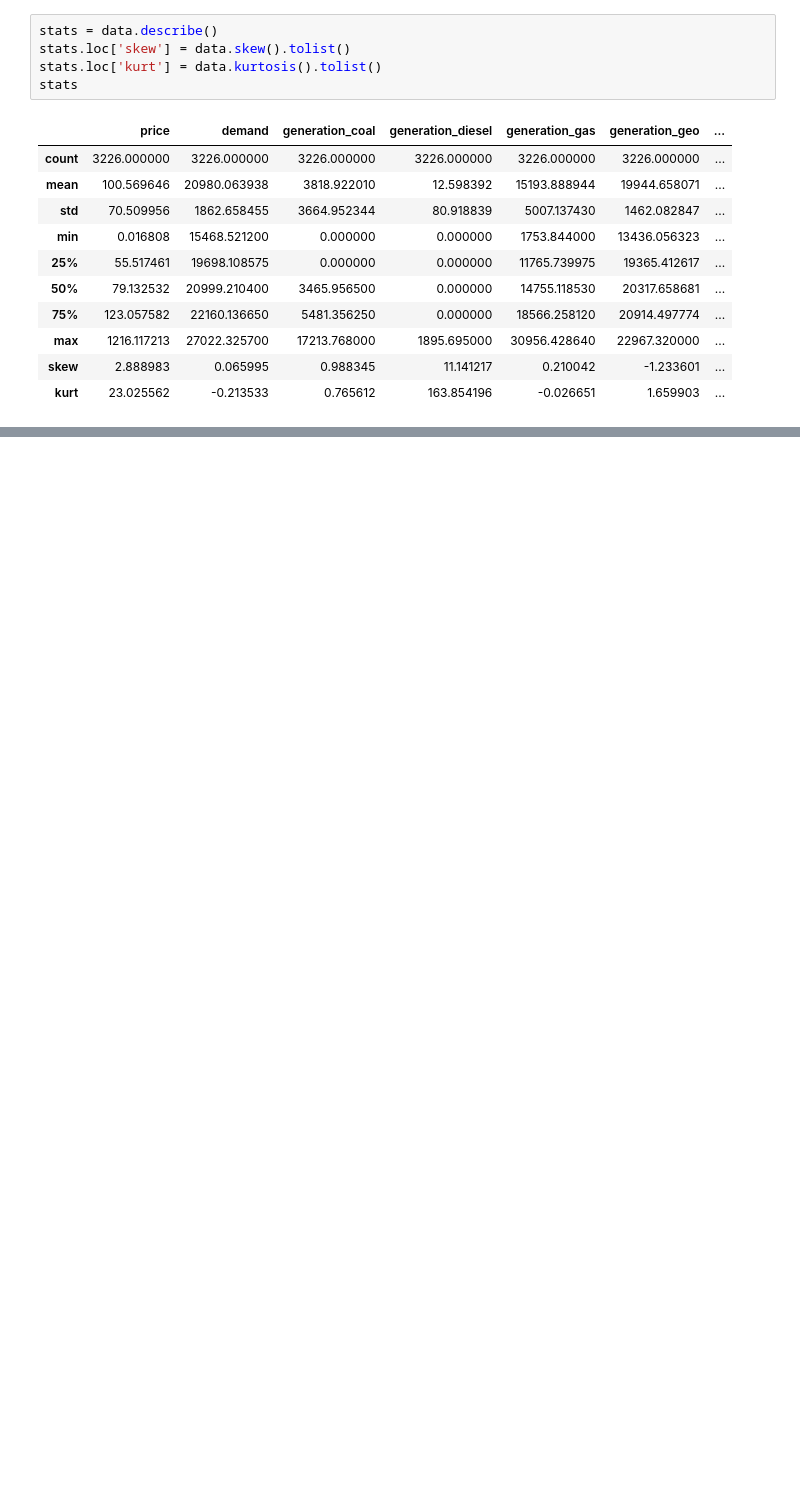
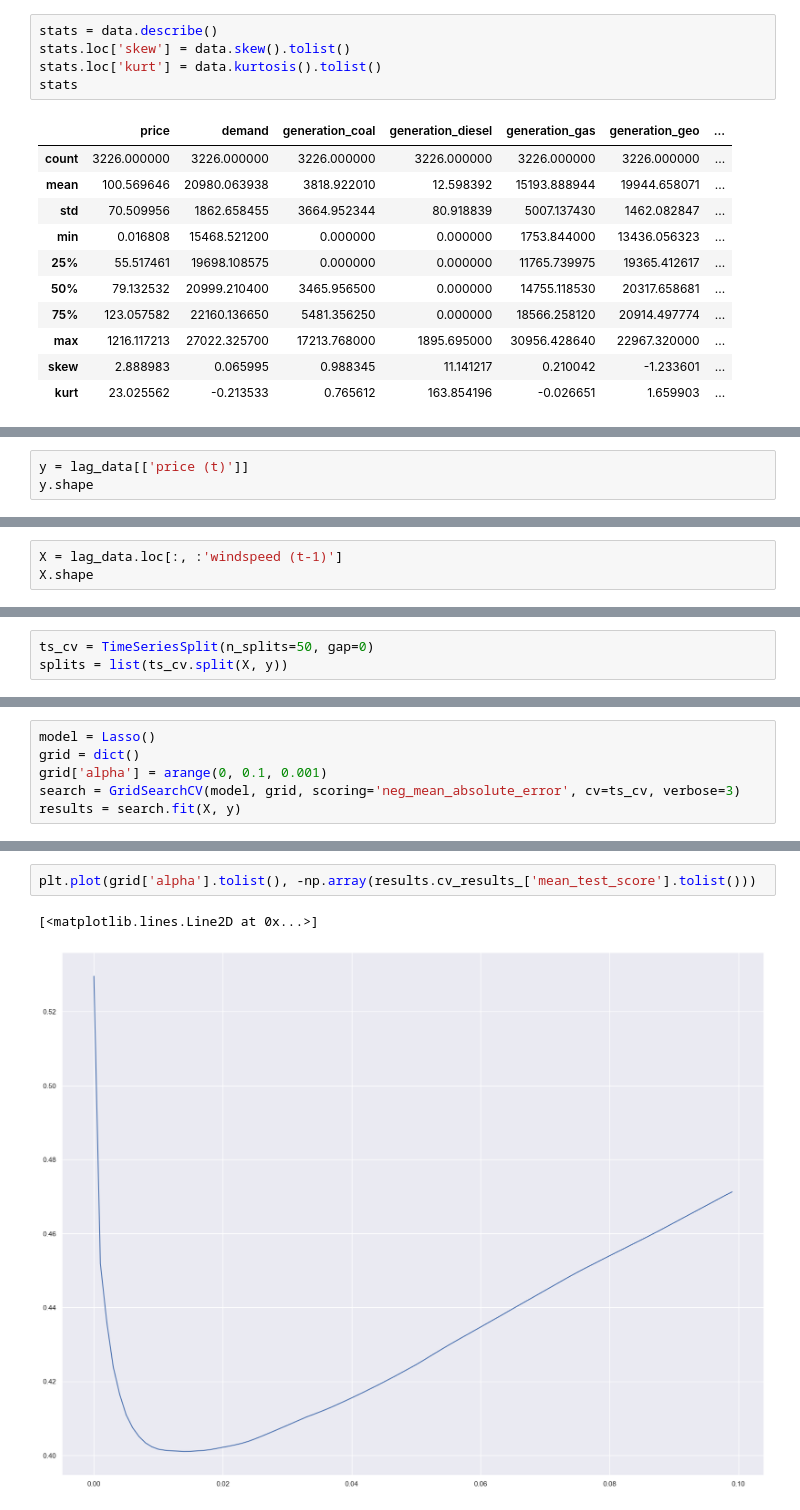
Before and after one commit to gauravkapoor27/LASSO-Feature-Selection, a Jupyter notebook: main.ipynb, the cells around one changed output, grey strips where cells are left out. Saved outputs shown, nothing was run; the diff lists cells and outputs as text; blank space fills up the shorter version.

Commit message:
lasso result

```diff
--- a/main.ipynb
+++ b/main.ipynb
@@ -31,0 +151,3 @@ sns.heatmap(data.corr(), annot=True, cmap=sns.cubehelix_palette(as_cmap=True));
+# %%
+y = lag_data[['price (t)']]
+y.shape
@@ -31,0 +156,3 @@ sns.heatmap(data.corr(), annot=True, cmap=sns.cubehelix_palette(as_cmap=True));
+# %%
+X = lag_data.loc[:, :'windspeed (t-1)']
+X.shape
@@ -31,0 +177,3 @@ sns.heatmap(data.corr(), annot=True, cmap=sns.cubehelix_palette(as_cmap=True));
+# %%
+ts_cv = TimeSeriesSplit(n_splits=50, gap=0)
+splits = list(ts_cv.split(X, y))
@@ -31,0 +190,6 @@ sns.heatmap(data.corr(), annot=True, cmap=sns.cubehelix_palette(as_cmap=True));
+# %%
+model = Lasso()
+grid = dict()
+grid['alpha'] = arange(0, 0.1, 0.001)
+search = GridSearchCV(model, grid, scoring='neg_mean_absolute_error', cv=ts_cv, verbose=3)
+results = search.fit(X, y)
@@ -31,0 +257,5 @@ sns.heatmap(data.corr(), annot=True, cmap=sns.cubehelix_palette(as_cmap=True));
+# %%
+plt.plot(grid['alpha'].tolist(), -np.array(results.cv_results_['mean_test_score'].tolist()))
+# %% [output]
+[<matplotlib.lines.Line2D at 0x...>]
+[figure, added]
```
Also changed, not shown: parts of 36 cells of this notebook.
